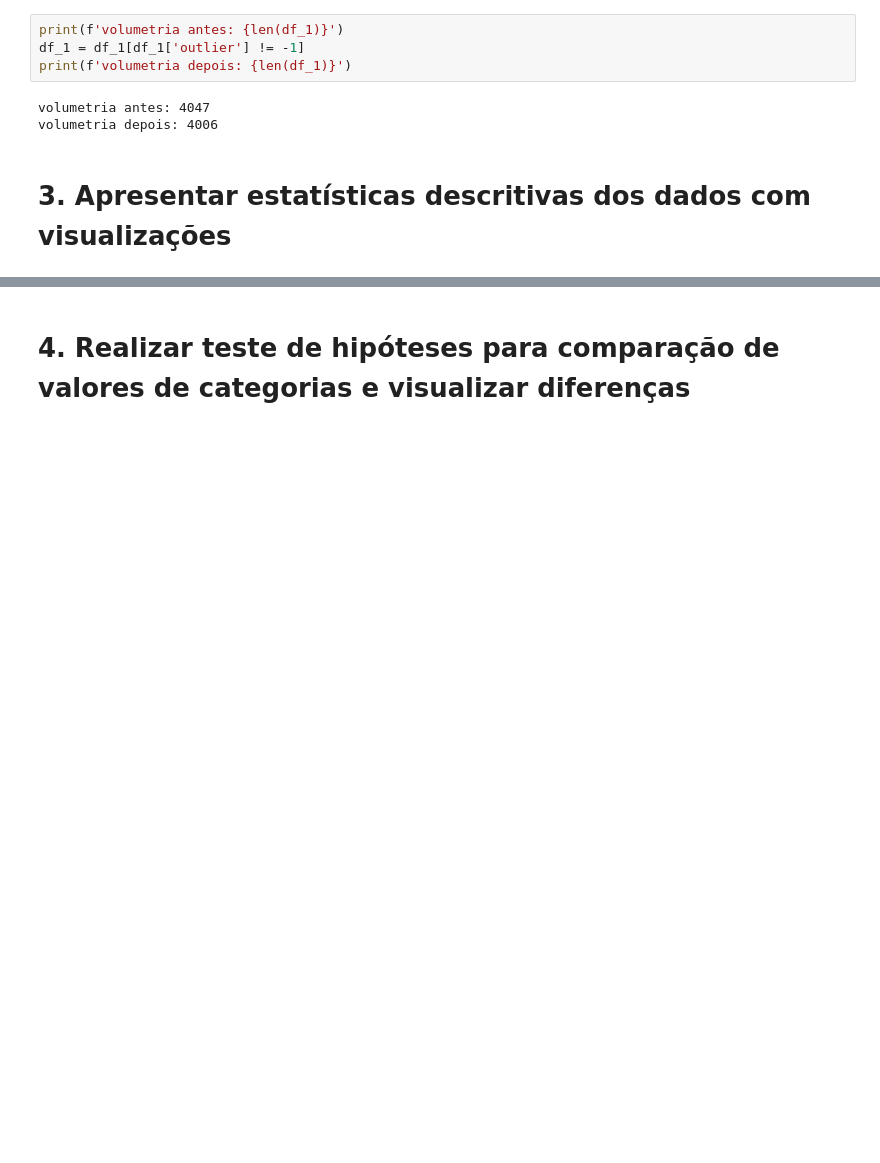
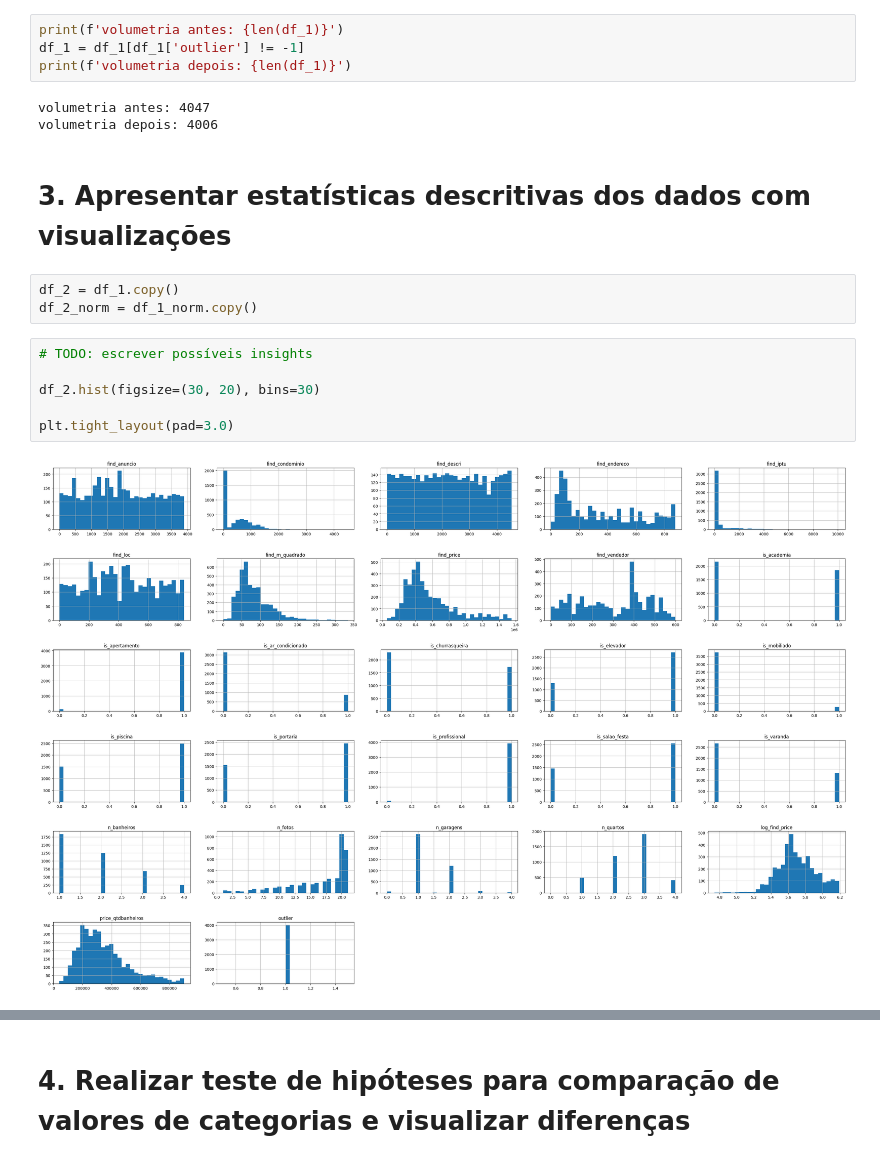
Before and after one commit to DaviMPaiva/scraping, a Jupyter notebook: notebook_analysis/data_analysis.ipynb, the cells around one changed output, grey strips where cells are left out. Drawn from its saved outputs; the diff is of its cells as text; blank space fills up the shorter version.

Commit message:
feat: viz(hist) for all cols

```diff
--- a/notebook_analysis/data_analysis.ipynb
+++ b/notebook_analysis/data_analysis.ipynb
@@ -405,3 +407,14 @@ volumetria antes: 4047
 volumetria depois: 4006
 # %% [markdown]
 # 3. Apresentar estatísticas descritivas dos dados com visualizações
+# %%
+df_2 = df_1.copy()
+df_2_norm = df_1_norm.copy()
+# %%
+# TODO: escrever possíveis insights
+
+df_2.hist(figsize=(30, 20), bins=30)
+
+plt.tight_layout(pad=3.0)
+# %% [output]
+[figure, added]
```
Also changed, not shown: parts of 2 cells of this notebook.
